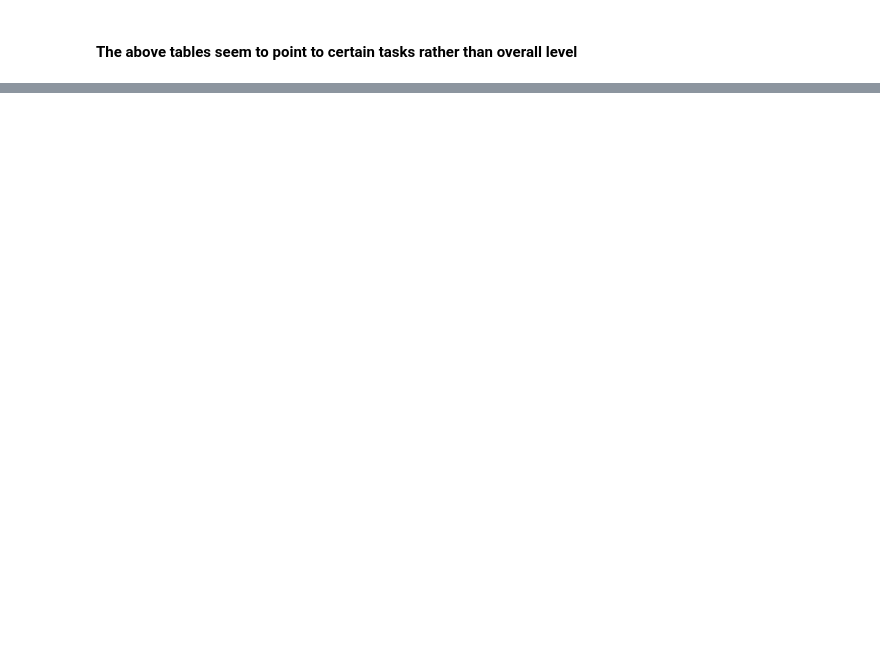
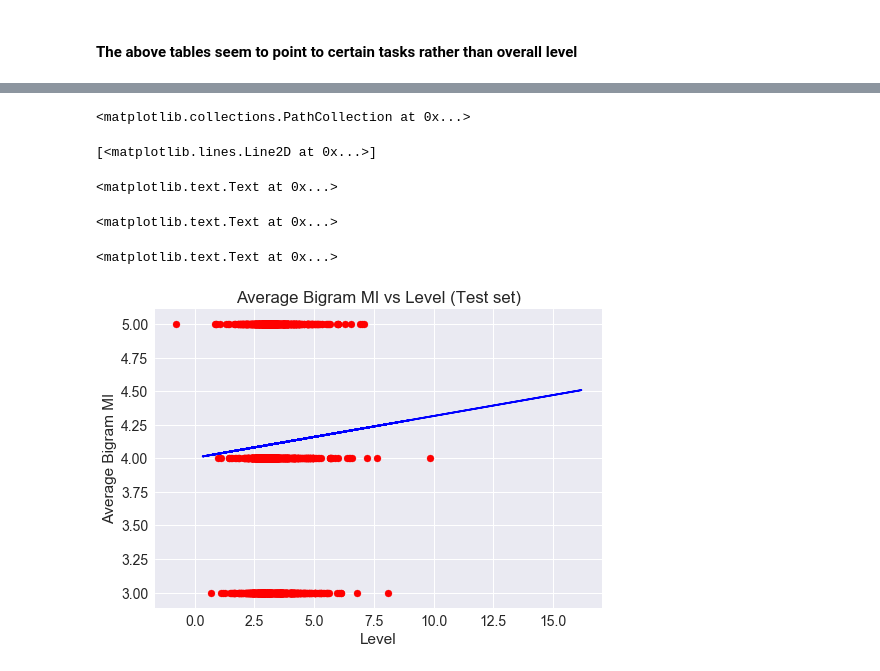
Before and after one commit to Data-Science-for-Linguists/Bigram-analysis-of-writing-from-the-ELI, a Jupyter notebook: Visualizations.ipynb, the cells around one changed output, grey strips where cells are left out. Saved outputs shown, nothing was run; the diff lists cells and outputs as text; code cells hidden in the pictures; blank space fills up the shorter version.

```diff
--- a/Visualizations.ipynb
+++ b/Visualizations.ipynb
@@ -232,0 +318,14 @@ NameError: name 'combo_unigram_dict' is not defined
+# %%
+plt.scatter(X_test, y_test, color = 'red')
+plt.plot(X_train, regressor.predict(X_train), color = 'blue')
+plt.title('Average Bigram MI vs Level (Test set)')
+plt.xlabel('Level')
+plt.ylabel('Average Bigram MI')
+plt.show()
+# %% [output]
+<matplotlib.collections.PathCollection at 0x...>
+[<matplotlib.lines.Line2D at 0x...>]
+<matplotlib.text.Text at 0x...>
+<matplotlib.text.Text at 0x...>
+<matplotlib.text.Text at 0x...>
+[figure, added]
```
Also changed, not shown: parts of 30 cells of this notebook, 1 other file.
